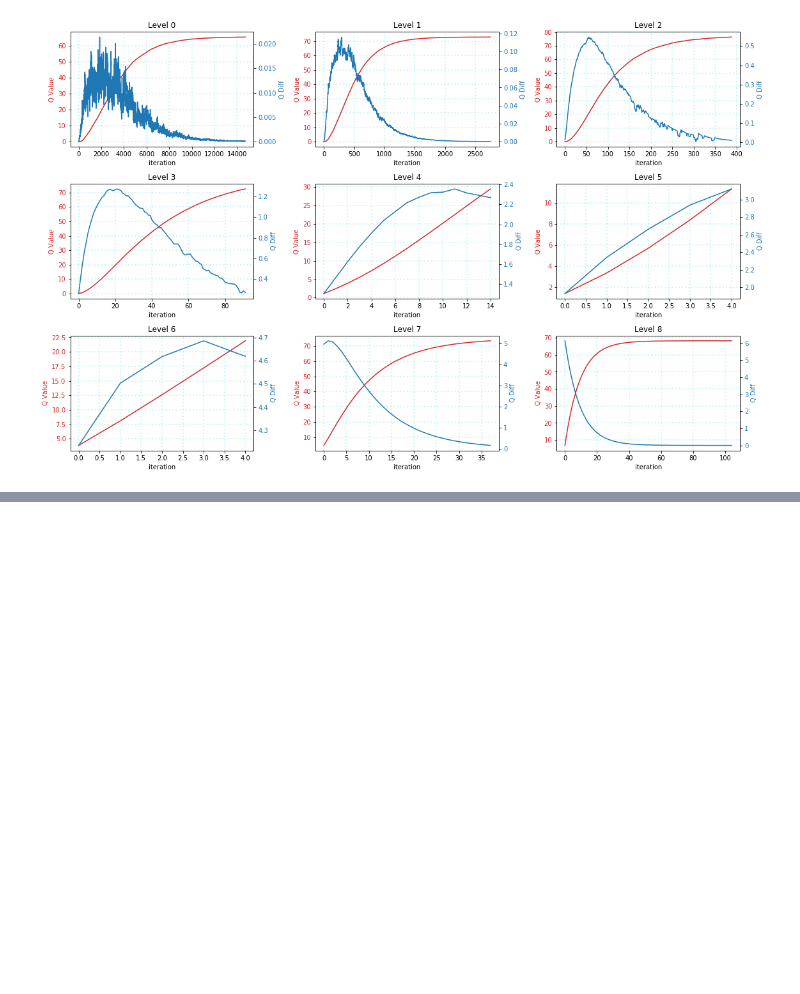
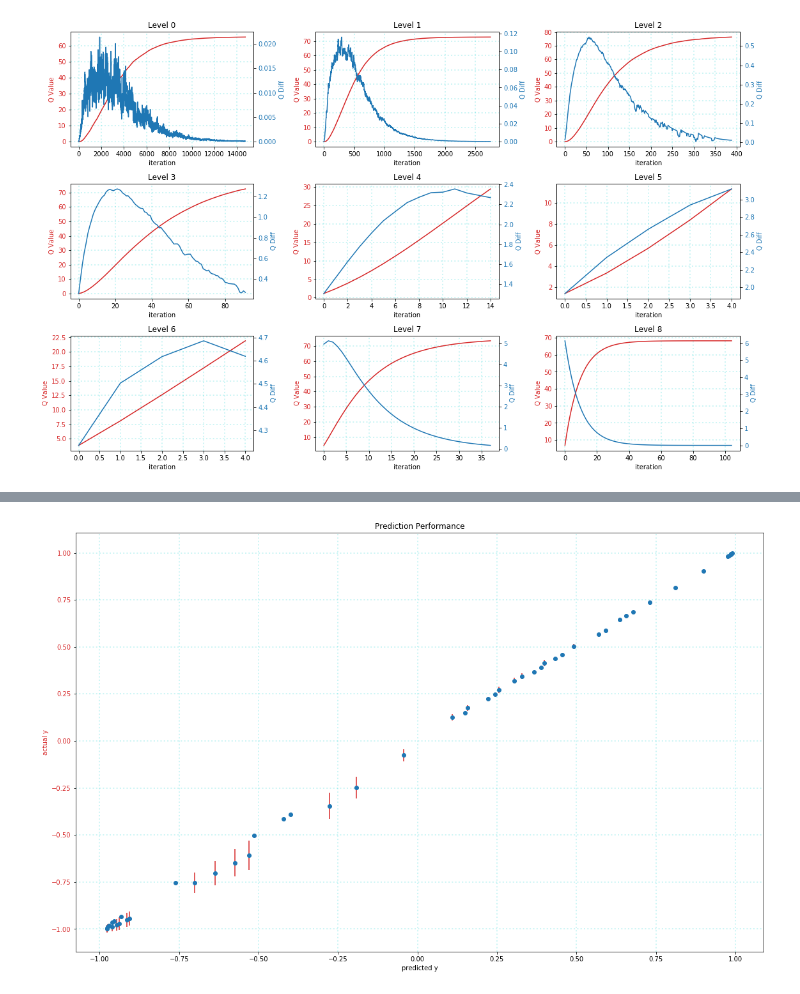
Before and after one commit to parrisma/RL-Intuition, a Jupyter notebook: src/tictactoe/experiment2/experiment2.ipynb, the cells around one changed output, grey strips where cells are left out. Saved outputs shown, nothing was run; the diff lists cells and outputs as text; code cells hidden in the pictures; blank space fills up the shorter version.

```diff
--- a/src/tictactoe/experiment2/experiment2.ipynb
+++ b/src/tictactoe/experiment2/experiment2.ipynb
@@ -70,0 +95,21 @@ plt.show()
+# %%
+def plot_pred(y, pred_y, ax1):
+    ax1_color = 'tab:red'
+    ax2_color = 'tab:blue'
+    err = (np.abs(np.asarray(y) - np.asarray(pred_y))).reshape(len(y))
+    ax1.set_title("Prediction Performance")
+    ax1.set_xlabel('predicted y')
+    ax1.set_ylabel('actual y', color=ax1_color)
+    #ax1.errorbar(range(0,len(y)), y, fmt='o',color=ax1_color)
+    #ax1.errorbar(range(0,len(y)), pred_y, fmt='x',color=ax2_color)
+    ax1.errorbar(pred_y, y, yerr=err, color=ax2_color, fmt='o', ecolor=ax1_color)
+    ax1.tick_params(axis='y', labelcolor=ax1_color)
+    ax1.grid(b=True, color='DarkTurquoise', alpha=0.2, linestyle=':', linewidth=2)
+    return
+# %%
+plt.rcParams['figure.figsize'] = [40/2.54, 25/2.54]
+fig, ax = plt.subplots(ncols=1, nrows=1, constrained_layout=True)
+plot_pred(y[' y_test'], y['predictions'], ax)
+plt.show()
+# %% [output]
+[figure, added]
```
Also changed, not shown: parts of 9 cells of this notebook, 17 other files.
